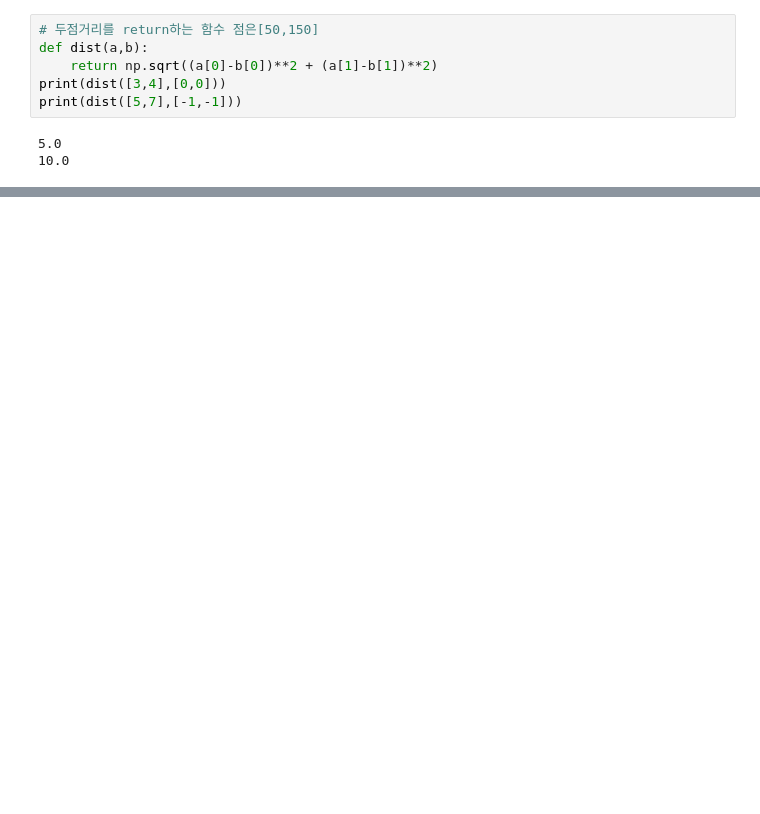
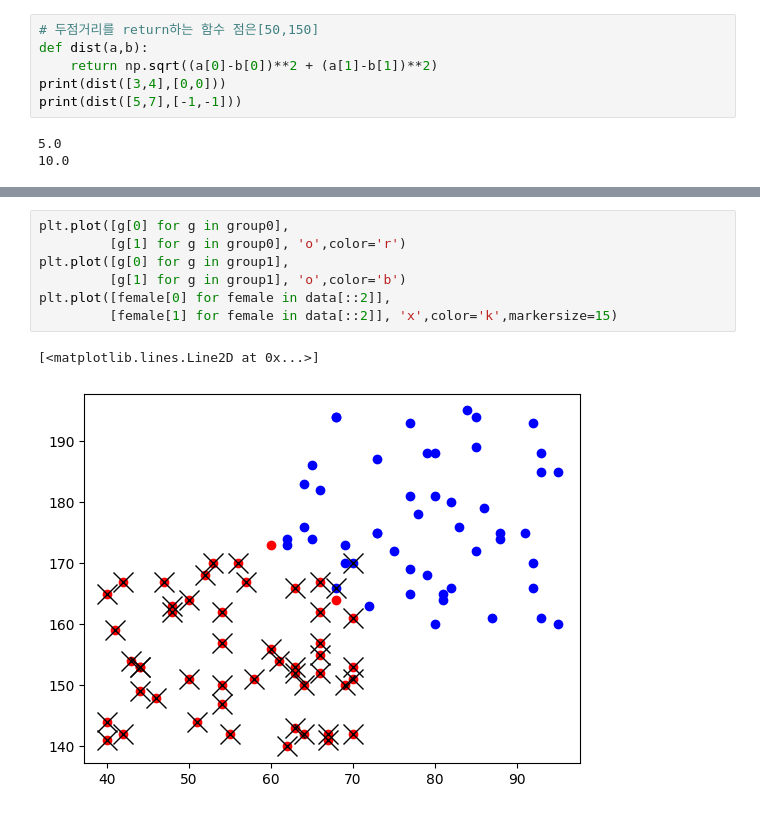
Before and after one commit to zardness/Sang, a Jupyter notebook: source/05_DeepLearning/03_비지도학습_군집분석.ipynb, the cells around one changed output, grey strips where cells are left out. Drawn from its saved outputs; the diff is of its cells as text; blank space fills up the shorter version.

```diff
--- a/source/05_DeepLearning/03_비지도학습_군집분석.ipynb
+++ b/source/05_DeepLearning/03_비지도학습_군집분석.ipynb
@@ -123,0 +175,10 @@ plt.show()
+# %%
+plt.plot([g[0] for g in group0],
+         [g[1] for g in group0], 'o',color='r')
+plt.plot([g[0] for g in group1],
+         [g[1] for g in group1], 'o',color='b')
+plt.plot([female[0] for female in data[::2]],
+         [female[1] for female in data[::2]], 'x',color='k',markersize=15)
+# %% [output]
+[<matplotlib.lines.Line2D at 0x...>]
+[figure, added]
```
Also changed, not shown: parts of 18 cells of this notebook, 4 other files.
